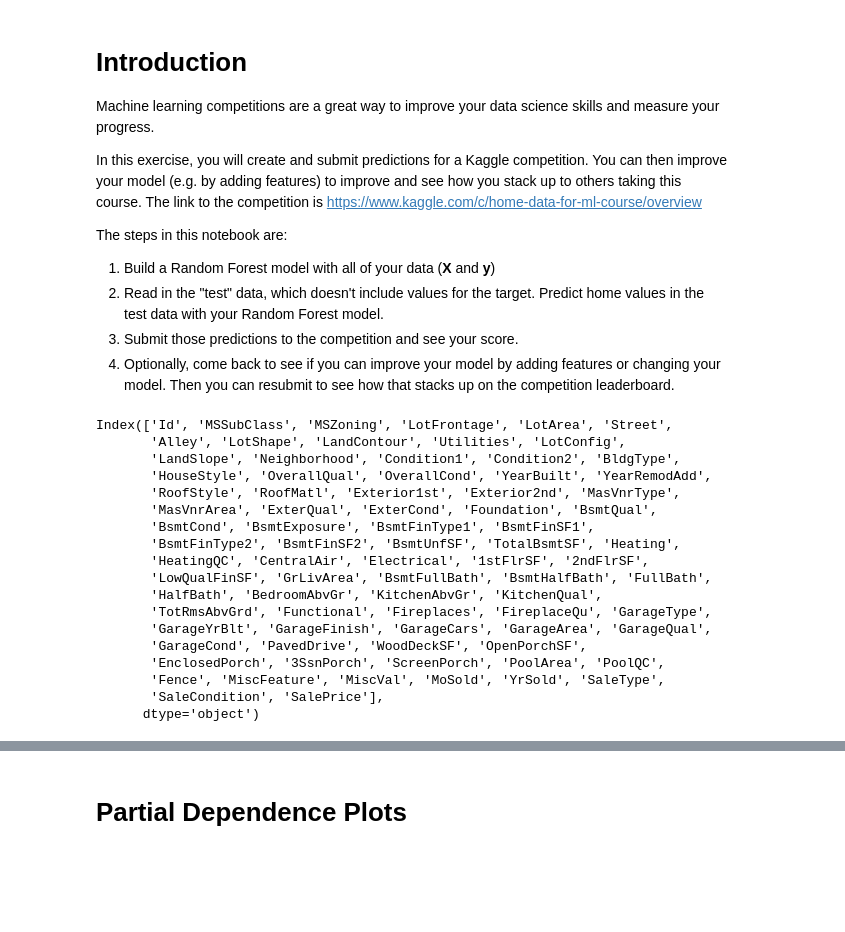
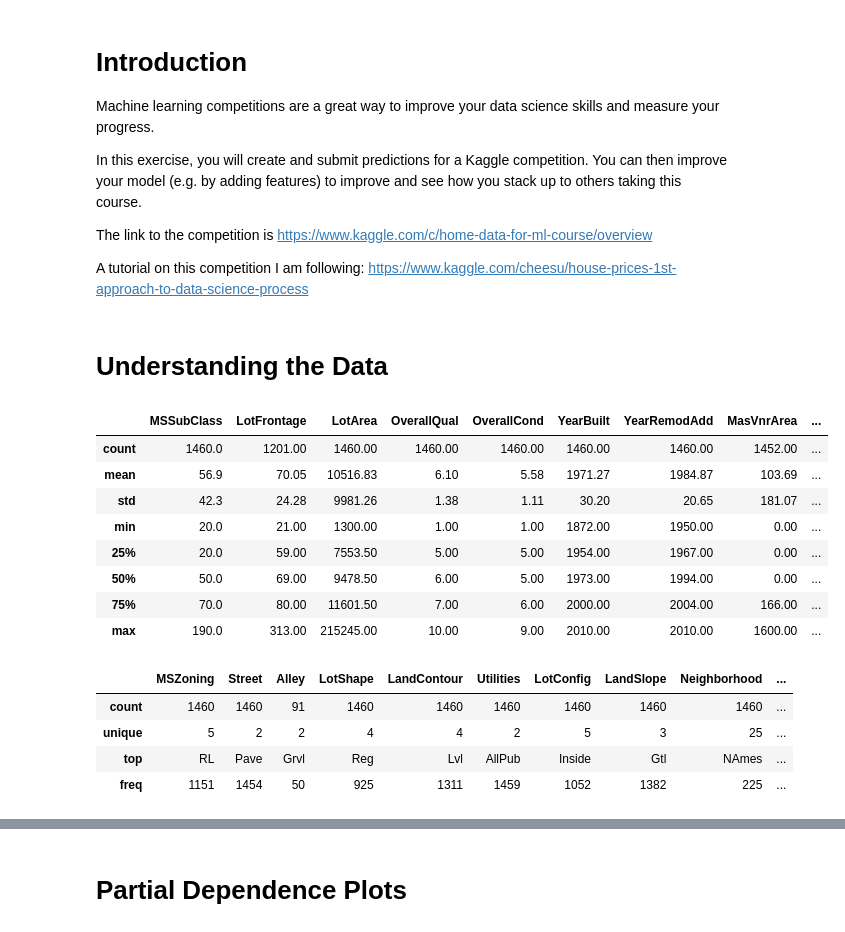
Before and after one commit to maxpeng041/housing-prices-competition, a Jupyter notebook: exercise-machine-learning-competitions-a8168a.ipynb, the cells around one changed output, grey strips where cells are left out. Saved outputs shown, nothing was run; the diff lists cells and outputs as text; code cells hidden in the pictures; blank space fills up the shorter version.

```diff
--- a/exercise-machine-learning-competitions-a8168a.ipynb
+++ b/exercise-machine-learning-competitions-a8168a.ipynb
@@ -3,21 +3,24 @@
 Machine learning competitions are a great way to improve your data science skills and measure your progress.
 
 In this exercise, you will create and submit predictions for a Kaggle competition. You can then improve your model (e.g. by adding features) to improve and see how you stack up to others taking this course.
+
 The link to the competition is https://www.kaggle.com/c/home-data-for-ml-course/overview
 
-The steps in this notebook are:
-1. Build a Random Forest model with all of your data (**X** and **y**)
-2. Read in the "test" data, which doesn't include values for the target.  Predict home values in the test data with your Random Forest model.
-3. Submit those predictions to the competition and see your score.
-4. Optionally, come back to see if you can improve your model by adding features or changing your model. Then you can resubmit to see how that stacks up on the competition leaderboard.
+A tutorial on this competition I am following: https://www.kaggle.com/cheesu/house-prices-1st-approach-to-data-science-process
 # %%
 import warnings
 warnings.simplefilter(action='ignore', category=FutureWarning)
 
 import pandas as pd
+import numpy as np
+import matplotlib.pyplot as plt
+import seaborn as sns
+%matplotlib inline
+
 from sklearn.ensemble import RandomForestRegressor
 from sklearn.ensemble import GradientBoostingRegressor
 from sklearn.metrics import mean_absolute_error
+from sklearn.metrics import mean_squared_error
 from sklearn.model_selection import train_test_split
 from sklearn.tree import DecisionTreeRegressor
 from sklearn.impute import SimpleImputer
@@ -25,26 +28,9 @@ from sklearn.pipeline import make_pipeline
 from sklearn.model_selection import cross_val_score
 from xgboost import XGBRegressor
 
+pd.set_option('display.max_columns', None)
+pd.set_option('display.max_rows', None)
+
 iowa_file_path = 'train.csv'
 
-home_data = pd.read_csv(iowa_file_path)
-home_data.columns
+home_data = pd.read_csv(iowa_file_path, index_col=0)
-# %% [output]
-Index(['Id', 'MSSubClass', 'MSZoning', 'LotFrontage', 'LotArea', 'Street',
-       'Alley', 'LotShape', 'LandContour', 'Utilities', 'LotConfig',
-       'LandSlope', 'Neighborhood', 'Condition1', 'Condition2', 'BldgType',
-       'HouseStyle', 'OverallQual', 'OverallCond', 'YearBuilt', 'YearRemodAdd',
-       'RoofStyle', 'RoofMatl', 'Exterior1st', 'Exterior2nd', 'MasVnrType',
-       'MasVnrArea', 'ExterQual', 'ExterCond', 'Foundation', 'BsmtQual',
-       'BsmtCond', 'BsmtExposure', 'BsmtFinType1', 'BsmtFinSF1',
-       'BsmtFinType2', 'BsmtFinSF2', 'BsmtUnfSF', 'TotalBsmtSF', 'Heating',
-       'HeatingQC', 'CentralAir', 'Electrical', '1stFlrSF', '2ndFlrSF',
-       'LowQualFinSF', 'GrLivArea', 'BsmtFullBath', 'BsmtHalfBath', 'FullBath',
-       'HalfBath', 'BedroomAbvGr', 'KitchenAbvGr', 'KitchenQual',
-       'TotRmsAbvGrd', 'Functional', 'Fireplaces', 'FireplaceQu', 'GarageType',
-       'GarageYrBlt', 'GarageFinish', 'GarageCars', 'GarageArea', 'GarageQual',
-       'GarageCond', 'PavedDrive', 'WoodDeckSF', 'OpenPorchSF',
-       'EnclosedPorch', '3SsnPorch', 'ScreenPorch', 'PoolArea', 'PoolQC',
-       'Fence', 'MiscFeature', 'MiscVal', 'MoSold', 'YrSold', 'SaleType',
-       'SaleCondition', 'SalePrice'],
-      dtype='object')
@@ -58,0 +37,22 @@ train_X, val_X, train_y, val_y = train_test_split(one_hot_encoded_training, y, t
+# %% [markdown]
+# Understanding the Data
+# %%
+home_data.select_dtypes(exclude="object").describe().round(decimals=2)
+# %% [output]
+|  | MSSubClass | LotFrontage | LotArea | OverallQual | OverallCond | YearBuilt | YearRemodAdd | MasVnrArea | ... |
+| count | 1460.0 | 1201.00 | 1460.00 | 1460.00 | 1460.00 | 1460.00 | 1460.00 | 1452.00 | ... |
+| mean | 56.9 | 70.05 | 10516.83 | 6.10 | 5.58 | 1971.27 | 1984.87 | 103.69 | ... |
+| std | 42.3 | 24.28 | 9981.26 | 1.38 | 1.11 | 30.20 | 20.65 | 181.07 | ... |
+| min | 20.0 | 21.00 | 1300.00 | 1.00 | 1.00 | 1872.00 | 1950.00 | 0.00 | ... |
+| 25% | 20.0 | 59.00 | 7553.50 | 5.00 | 5.00 | 1954.00 | 1967.00 | 0.00 | ... |
+| 50% | 50.0 | 69.00 | 9478.50 | 6.00 | 5.00 | 1973.00 | 1994.00 | 0.00 | ... |
+| 75% | 70.0 | 80.00 | 11601.50 | 7.00 | 6.00 | 2000.00 | 2004.00 | 166.00 | ... |
+| max | 190.0 | 313.00 | 215245.00 | 10.00 | 9.00 | 2010.00 | 2010.00 | 1600.00 | ... |
+# %%
+home_data.select_dtypes(include="object").describe().round(decimals=2)
+# %% [output]
+|  | MSZoning | Street | Alley | LotShape | LandContour | Utilities | LotConfig | LandSlope | Neighborhood | ... |
+| count | 1460 | 1460 | 91 | 1460 | 1460 | 1460 | 1460 | 1460 | 1460 | ... |
+| unique | 5 | 2 | 2 | 4 | 4 | 2 | 5 | 3 | 25 | ... |
+| top | RL | Pave | Grvl | Reg | Lvl | AllPub | Inside | Gtl | NAmes | ... |
+| freq | 1151 | 1454 | 50 | 925 | 1311 | 1459 | 1052 | 1382 | 225 | ... |
```
Also changed, not shown: parts of 8 cells of this notebook.
